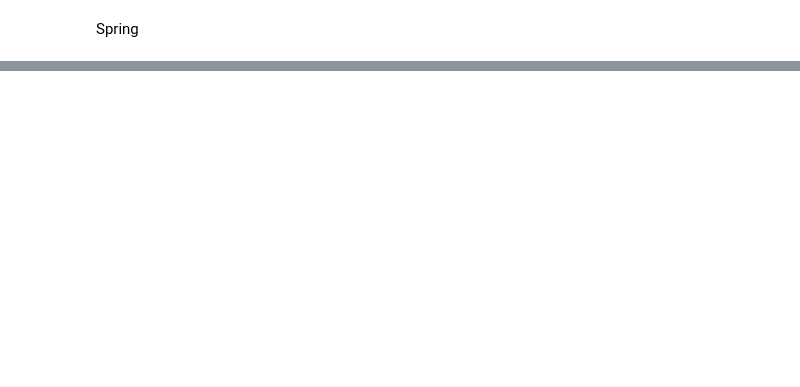
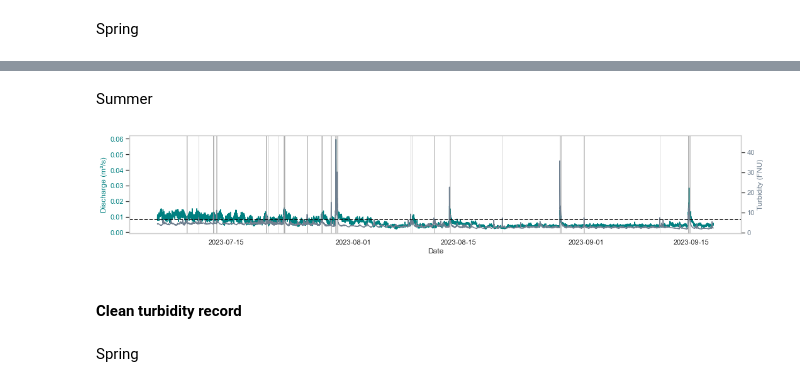
Before and after one commit to nicole-hucke/sediment_trap_paper, a Jupyter notebook: suspended_sediment_analysis/SS_analysis_paper.ipynb, the cells around one changed output, grey strips where cells are left out. Cells and saved outputs as stored; diff of their text form; code cells hidden in the pictures; blank space fills up the shorter version.

```diff
--- a/suspended_sediment_analysis/SS_analysis_paper.ipynb
+++ b/suspended_sediment_analysis/SS_analysis_paper.ipynb
@@ -27,2 +86,55 @@ Spring
+# %% [markdown]
+Summer
+# %%
+sns.set_theme(style="whitegrid")
+fig, ax1 = plt.subplots(figsize=(15, 3))
+
+# discharge on the left y-axis
+color = 'teal'
+sns.lineplot(x=summer_SS.index, y=summer_SS['Q'], ax=ax1, color=color)
+ax1.set_xlabel('Date')
+ax1.set_ylabel('Discharge (m³/s)', color=color)
+ax1.tick_params(axis='y', labelcolor=color)
+ax1.grid(False)
+
+# twin axis for suspended sediment
+ax2 = ax1.twinx()
+color = 'slategray'
+sns.lineplot(x=summer_SS.index, y=summer_SS['Turbidity (NTU)'], ax=ax2, color=color)
+ax2.set_ylabel('Turbidity (FNU)', color=color)
+ax2.tick_params(axis='y', labelcolor=color)
+ax2.grid(False)
+
+# add a dashed line for the threshold of suspended sediment
+threshold = 6.5
+ax2.axhline(y=threshold, color='black', linestyle='--')
+
+# highlight areas where turbidity exceeds the threshold
+exceeding = summer_SS['Turbidity (NTU)'] > threshold
+
+# identify start and end of each exceedance period
+in_exceedance = False
+start = None
+
+for i in range(len(summer_SS)):
+    if exceeding.iloc[i] and not in_exceedance:
+        start = summer_SS.index[i]
+        in_exceedance = True
+    elif not exceeding.iloc[i] and in_exceedance:
+        ax2.axvspan(start, summer_SS.index[i], color='grey', alpha=0.3)
+        in_exceedance = False
+
+# close any open exceedance window
+if in_exceedance:
+    ax2.axvspan(start, summer_SS.index[-1], color='grey', alpha=0.3)
+
+fig.tight_layout()
+plt.show()
+# %% [output]
+[figure, added]
+# %% [markdown]
+#### Clean turbidity record
+# %% [markdown]
+Spring
 # %%
 sns.set_theme(style="whitegrid")
```
Also changed, not shown: parts of 11 cells of this notebook, 3 other files.
